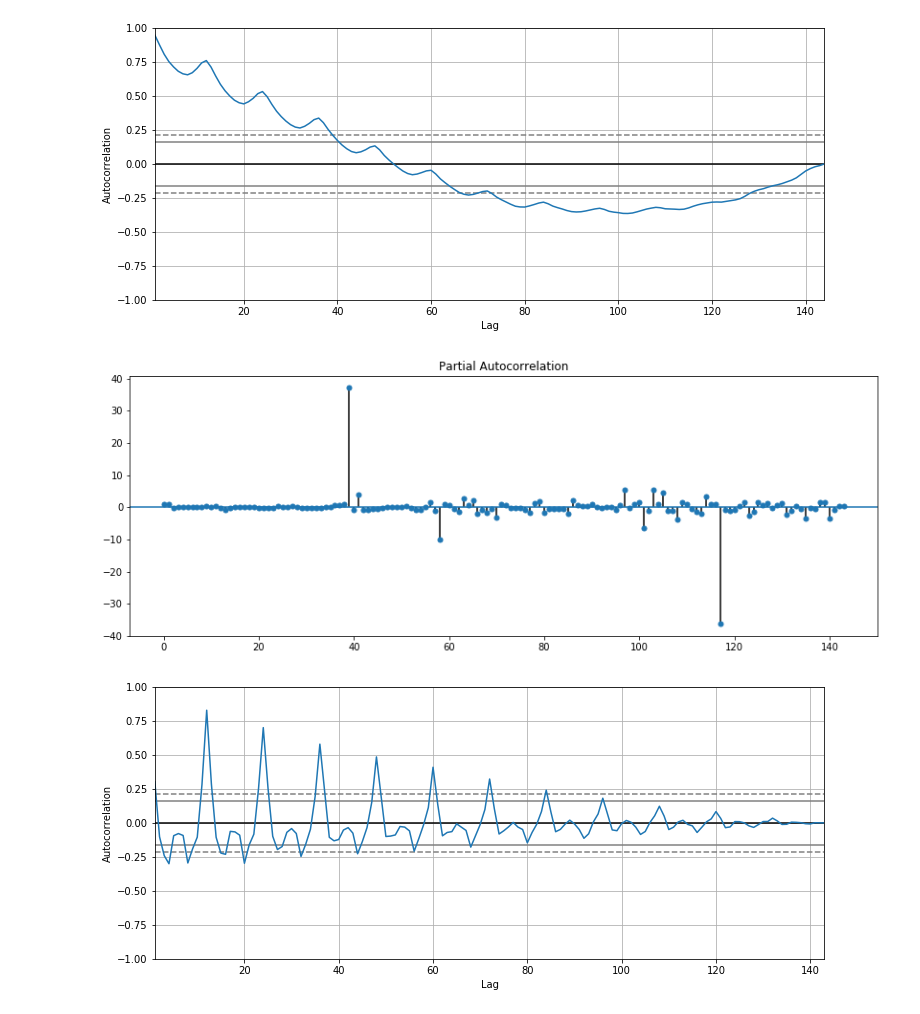
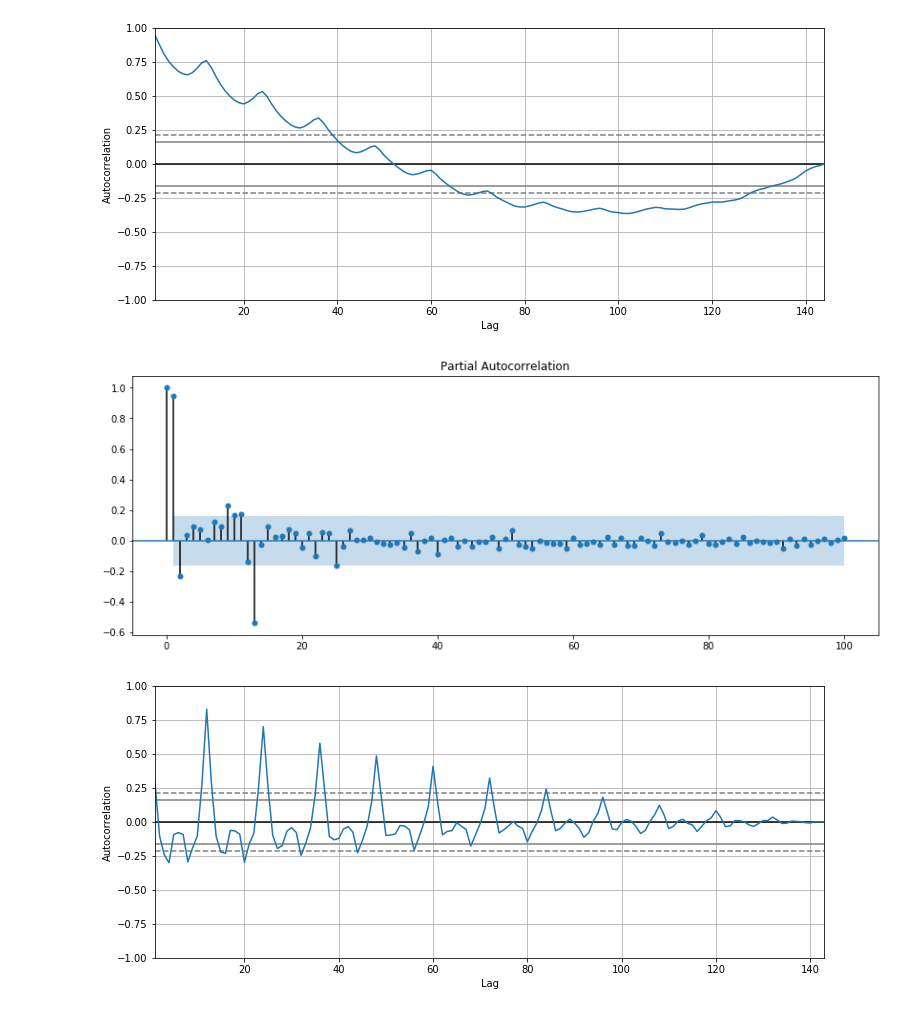
Before and after one commit to tzulungs/dsc-3-26-05-correlation-and-autocorrelation-in-time-series-lab-nyc-ds-career-012819, a Jupyter notebook: index.ipynb, the cells around one changed output. Drawn from its saved outputs; the diff is of its cells as text; code cells hidden in the pictures.

```diff
--- a/index.ipynb
+++ b/index.ipynb
@@ -176,12 +176,12 @@ pd.plotting.autocorrelation_plot(travel);
 # %%
 from statsmodels.graphics.tsaplots import plot_pacf
 from matplotlib.pylab import rcParams
 
 rcParams['figure.figsize'] = 14, 5
 
-plot_pacf(travel.dropna(), lags=100, );
+plot_pacf(travel.dropna(), lags=100, method='ywm');
 # %% [output]
-[figure, old version]
+[figure, new version]
 # %%
 travel_diff = travel.diff(periods=1)
 # %%
```
Also changed, not shown: parts of 1 cell of this notebook.
